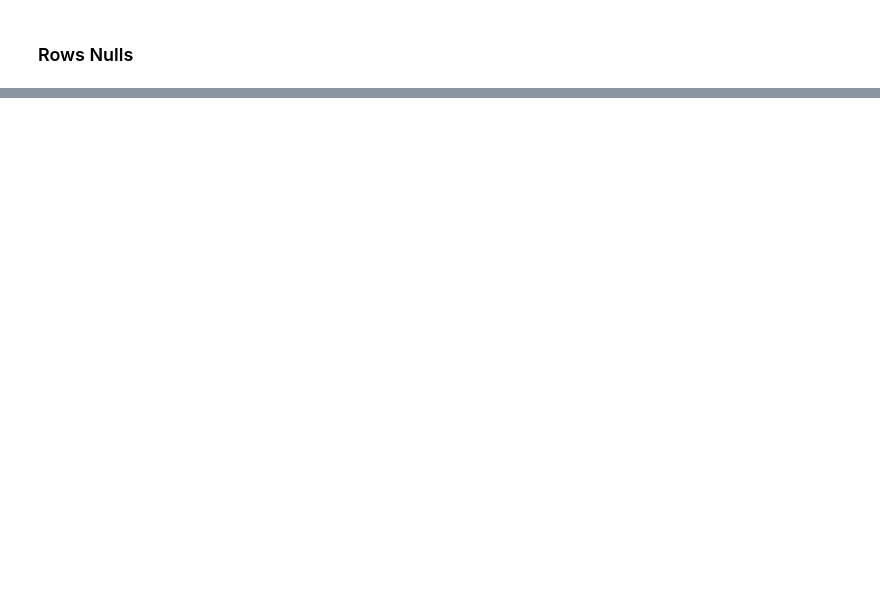
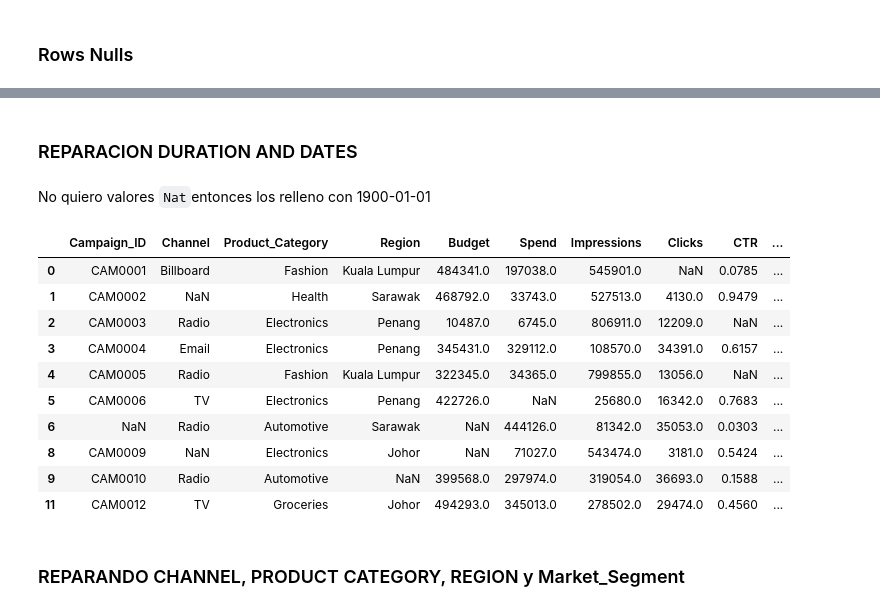
Before and after one commit to Germandcont/Data_Analysis_Project, a Jupyter notebook: Notebooks/Notebook.ipynb, the cells around one changed output, grey strips where cells are left out. Saved outputs shown, nothing was run; the diff lists cells and outputs as text; code cells hidden in the pictures; blank space fills up the shorter version.

```diff
--- a/Notebooks/Notebook.ipynb
+++ b/Notebooks/Notebook.ipynb
@@ -287,0 +294,51 @@ Lo que yo haría:
+# %% [markdown]
+### REPARACION DURATION AND DATES
+# %%
+# Convertir las columnas Start_Date y End_Date a formato de fecha
+df['Start_Date'] = pd.to_datetime(df['Start_Date'], errors='coerce', dayfirst=True)
+df['End_Date'] = pd.to_datetime(df['End_Date'], errors='coerce', dayfirst=True)
+
+# Calcular la duración en días
+df['Calculated_Duration'] = (df['End_Date'] - df['Start_Date']).dt.days
+
+# Asegurarse de que la duración no sea negativa
+df.loc[df['Calculated_Duration'] < 0, 'Calculated_Duration'] = np.nan
+
+# Rellenar los valores nulos de Duration con los valores calculados
+df['Duration'] = df['Duration'].fillna(df['Calculated_Duration'])
+
+# Eliminar la columna Calculated_Duration
+df = df.drop(columns=['Calculated_Duration'])
+# %%
+# Reparar Start_Date si End_Date y Duration están presentes
+df.loc[df['Start_Date'].isnull() & df['End_Date'].notnull() & df['Duration'].notnull(), 'Start_Date'] = \
+    df['End_Date'] - pd.to_timedelta(df['Duration'], unit='D')
+
+# Reparar End_Date si Start_Date y Duration están presentes
+df.loc[df['End_Date'].isnull() & df['Start_Date'].notnull() & df['Duration'].notnull(), 'End_Date'] = \
+    df['Start_Date'] + pd.to_timedelta(df['Duration'], unit='D')
+# %% [markdown]
+No quiero valores `Nat`entonces los relleno con 1900-01-01
+# %%
+# Rellenar los valores NaT en las columnas de fecha con una fecha predeterminada
+df['Start_Date'] = df['Start_Date'].fillna(pd.Timestamp('1900-01-01'))
+df['End_Date'] = df['End_Date'].fillna(pd.Timestamp('1900-01-01'))
+# %%
+# Eliminar las filas de Duration que no se pueden calcular
+df = df.dropna(subset=['Duration'])
+# %%
+df.head(10)
+# %% [output]
+|  | Campaign_ID | Channel | Product_Category | Region | Budget | Spend | Impressions | Clicks | CTR | ... |
+| 0 | CAM0001 | Billboard | Fashion | Kuala Lumpur | 484341.0 | 197038.0 | 545901.0 | NaN | 0.0785 | ... |
+| 1 | CAM0002 | NaN | Health | Sarawak | 468792.0 | 33743.0 | 527513.0 | 4130.0 | 0.9479 | ... |
+| 2 | CAM0003 | Radio | Electronics | Penang | 10487.0 | 6745.0 | 806911.0 | 12209.0 | NaN | ... |
+| 3 | CAM0004 | Email | Electronics | Penang | 345431.0 | 329112.0 | 108570.0 | 34391.0 | 0.6157 | ... |
+| 4 | CAM0005 | Radio | Fashion | Kuala Lumpur | 322345.0 | 34365.0 | 799855.0 | 13056.0 | NaN | ... |
+| 5 | CAM0006 | TV | Electronics | Penang | 422726.0 | NaN | 25680.0 | 16342.0 | 0.7683 | ... |
+| 6 | NaN | Radio | Automotive | Sarawak | NaN | 444126.0 | 81342.0 | 35053.0 | 0.0303 | ... |
+| 8 | CAM0009 | NaN | Electronics | Johor | NaN | 71027.0 | 543474.0 | 3181.0 | 0.5424 | ... |
+| 9 | CAM0010 | Radio | Automotive | NaN | 399568.0 | 297974.0 | 319054.0 | 36693.0 | 0.1588 | ... |
+| 11 | CAM0012 | TV | Groceries | Johor | 494293.0 | 345013.0 | 278502.0 | 29474.0 | 0.4560 | ... |
+# %% [markdown]
+### REPARANDO CHANNEL, PRODUCT CATEGORY, REGION y Market_Segment
```
Also changed, not shown: parts of 58 cells of this notebook, 3 other files.
